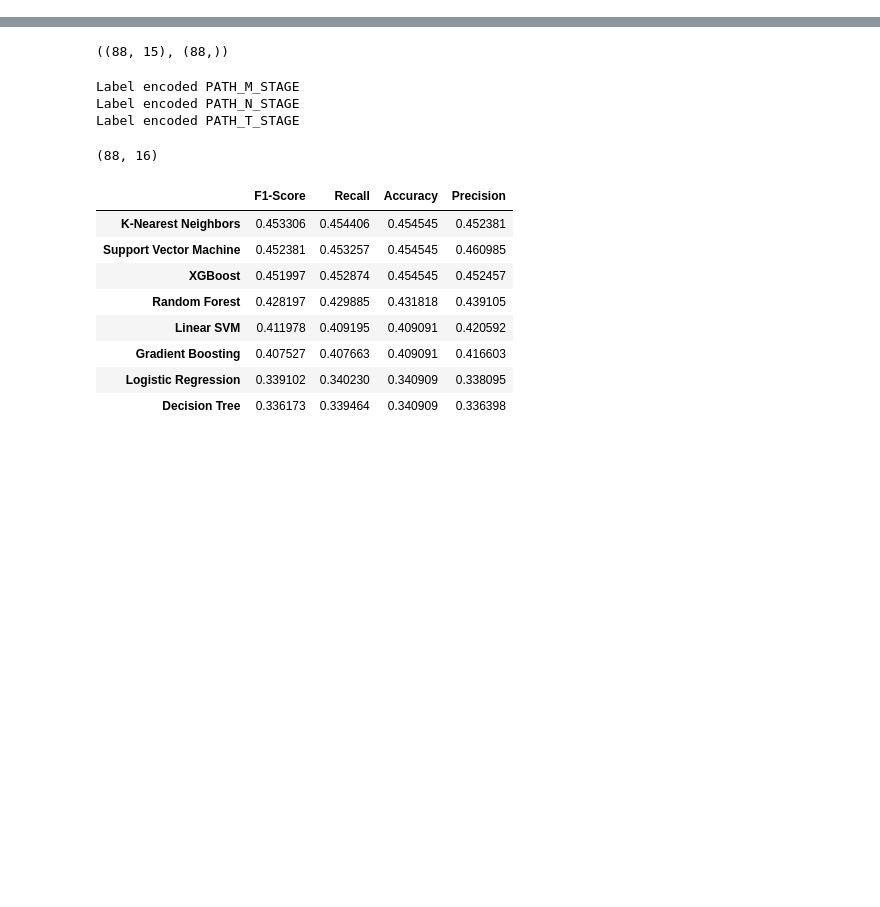
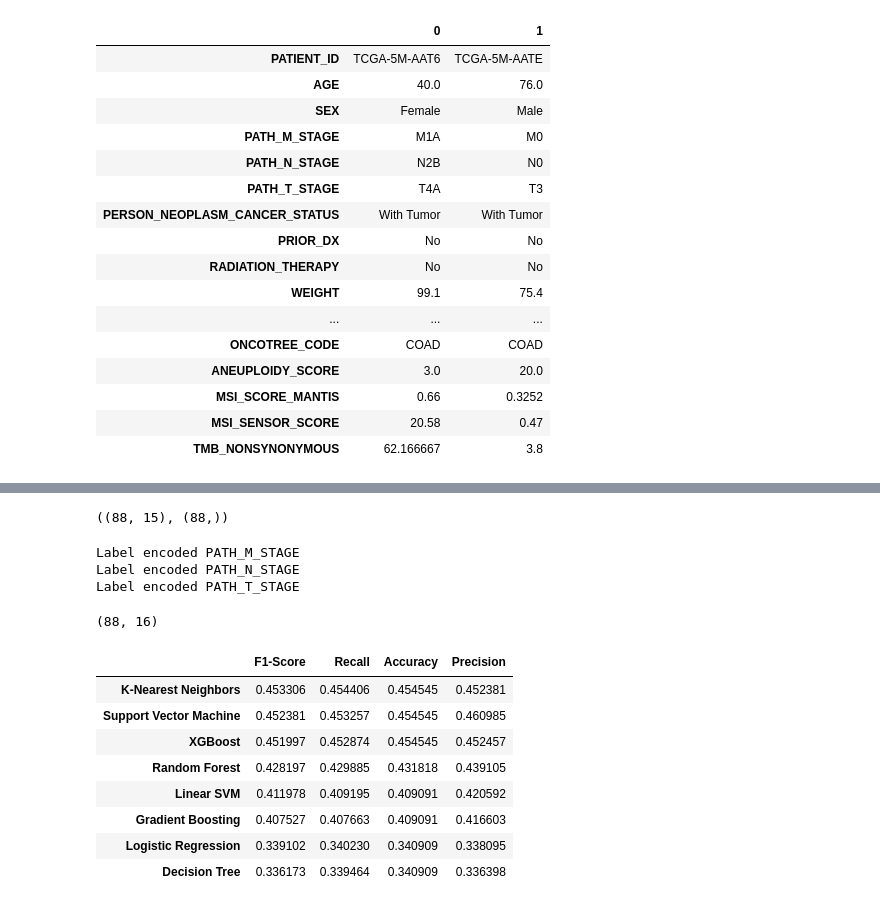
Before and after one commit to sha9189/Colorectal_Cancer_Analysis, a Jupyter notebook: 01_colorectal_adenocarcinoma/07_pathological_three_classes.ipynb, the cells around one changed output, grey strips where cells are left out. Cells and saved outputs as stored; diff of their text form; code cells hidden in the pictures; blank space fills up the shorter version.

```diff
--- a/colorectal_adenocarcinoma/07_pathological_three_classes.ipynb
+++ b/01_colorectal_adenocarcinoma/07_pathological_three_classes.ipynb
@@ -23,6 +23,26 @@ Shape of new pathological df:(88, 18)
 |  | PATIENT_ID | AGE | SEX | PATH_M_STAGE | PATH_N_STAGE | PATH_T_STAGE | PERSON_NEOPLASM_CANCER_STATUS | ... |
 | 0 | TCGA-5M-AAT6 | 40.0 | Female | M1A | N2B | T4A | With Tumor | ... |
 | 1 | TCGA-5M-AATE | 76.0 | Male | M0 | N0 | T3 | With Tumor | ... |
+# %%
+pathological_df.head(2).T
+# %% [output]
+|  | 0 | 1 |
+| PATIENT_ID | TCGA-5M-AAT6 | TCGA-5M-AATE |
+| AGE | 40.0 | 76.0 |
+| SEX | Female | Male |
+| PATH_M_STAGE | M1A | M0 |
+| PATH_N_STAGE | N2B | N0 |
+| PATH_T_STAGE | T4A | T3 |
+| PERSON_NEOPLASM_CANCER_STATUS | With Tumor | With Tumor |
+| PRIOR_DX | No | No |
+| RADIATION_THERAPY | No | No |
+| WEIGHT | 99.1 | 75.4 |
+| ... | ... | ... |
+| ONCOTREE_CODE | COAD | COAD |
+| ANEUPLOIDY_SCORE | 3.0 | 20.0 |
+| MSI_SCORE_MANTIS | 0.66 | 0.3252 |
+| MSI_SENSOR_SCORE | 20.58 | 0.47 |
+| TMB_NONSYNONYMOUS | 62.166667 | 3.8 |
 # %%
 df = pathological_df.copy()
 # %%
```
Also changed, not shown: 41 other files.
